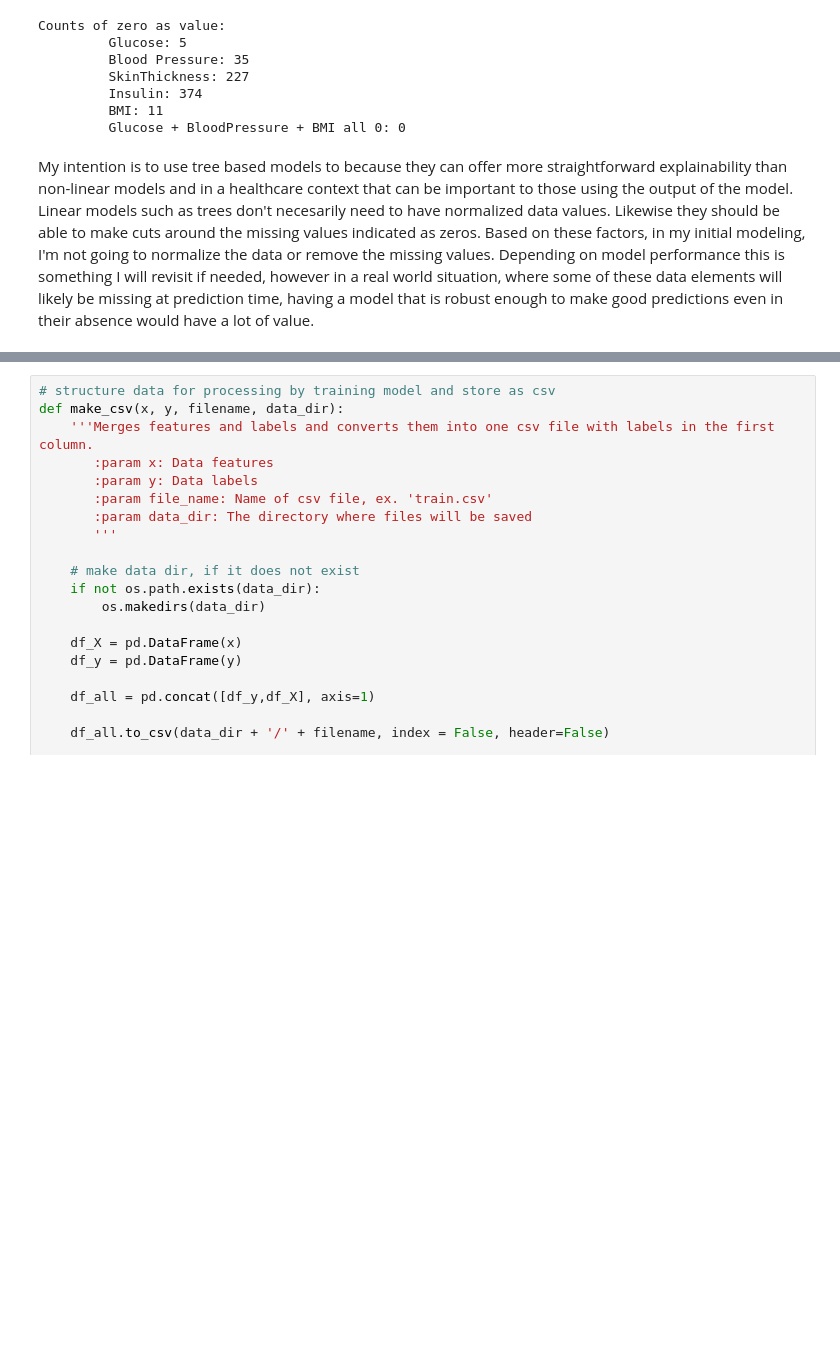
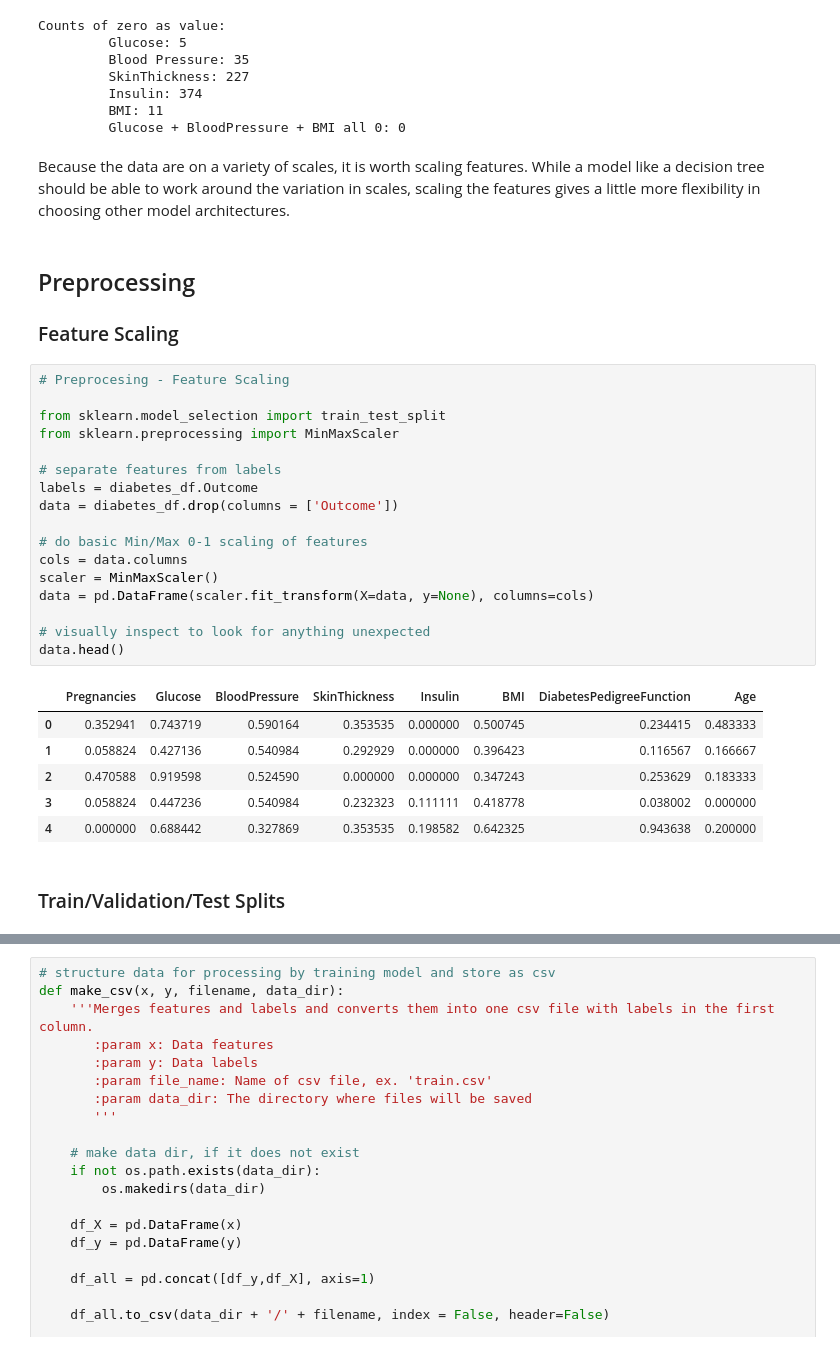
Before and after one commit to jasmark/mlnd_sagemaker_capstone_diabetes, a Jupyter notebook: predicting_diabetes.ipynb, the cells around one changed output, grey strips where cells are left out. Cells and saved outputs as stored; diff of their text form; blank space fills up the shorter version.

Commit message:
Add feature scaling, retrain models, include data since it is relatively small.

```diff
--- a/predicting_diabetes.ipynb
+++ b/predicting_diabetes.ipynb
@@ -88,6 +94,36 @@ Counts of zero as value:
          Insulin: 374
          BMI: 11
          Glucose + BloodPressure + BMI all 0: 0
-# %% [markdown]
-My intention is to use tree based models to because they can offer more straightforward explainability than non-linear models and in a healthcare context that can be important to those using the output of the model. Linear models such as trees don't necesarily need to have normalized data values. Likewise they should be able to make cuts around the missing values indicated as zeros. Based on these factors, in my initial modeling, I'm not going to normalize the data or remove the missing values. Depending on model performance this is something I will revisit if needed, however in a real world situation, where some of these data elements will likely be missing at prediction time, having a model that is robust enough to make good predictions even in their absence would have a lot of value.
+# %% [markdown]
+Because the data are on a variety of scales, it is worth scaling features. While a model like a decision tree should be able to work around the variation in scales, scaling the features gives a little more flexibility in choosing other model architectures.
+# %% [markdown]
+## Preprocessing
+
+### Feature Scaling
+# %%
+# Preprocesing - Feature Scaling
+
+from sklearn.model_selection import train_test_split
+from sklearn.preprocessing import MinMaxScaler
+
+# separate features from labels
+labels = diabetes_df.Outcome
+data = diabetes_df.drop(columns = ['Outcome'])
+
+# do basic Min/Max 0-1 scaling of features
+cols = data.columns
+scaler = MinMaxScaler()
+data = pd.DataFrame(scaler.fit_transform(X=data, y=None), columns=cols)
+
+# visually inspect to look for anything unexpected
+data.head()
+# %% [output]
+|  | Pregnancies | Glucose | BloodPressure | SkinThickness | Insulin | BMI | DiabetesPedigreeFunction | Age |
+| 0 | 0.352941 | 0.743719 | 0.590164 | 0.353535 | 0.000000 | 0.500745 | 0.234415 | 0.483333 |
+| 1 | 0.058824 | 0.427136 | 0.540984 | 0.292929 | 0.000000 | 0.396423 | 0.116567 | 0.166667 |
+| 2 | 0.470588 | 0.919598 | 0.524590 | 0.000000 | 0.000000 | 0.347243 | 0.253629 | 0.183333 |
+| 3 | 0.058824 | 0.447236 | 0.540984 | 0.232323 | 0.111111 | 0.418778 | 0.038002 | 0.000000 |
+| 4 | 0.000000 | 0.688442 | 0.327869 | 0.353535 | 0.198582 | 0.642325 | 0.943638 | 0.200000 |
+# %% [markdown]
+### Train/Validation/Test Splits
 # %%
```
Also changed, not shown: parts of 23 cells of this notebook, 4 other files.
